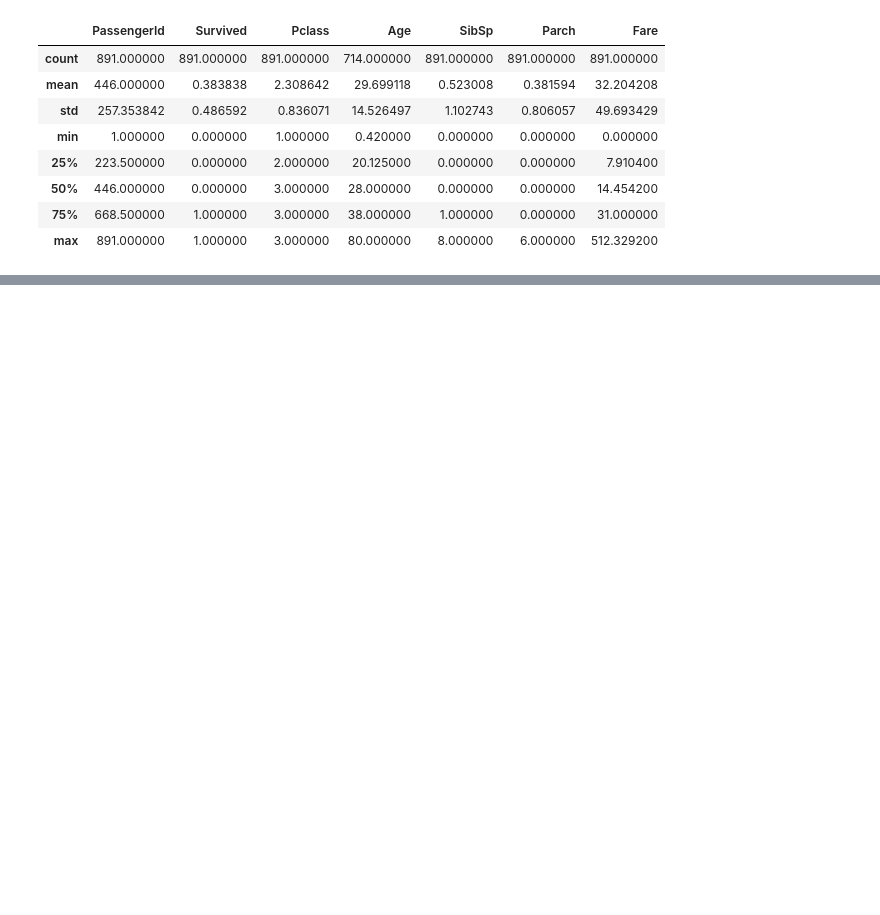
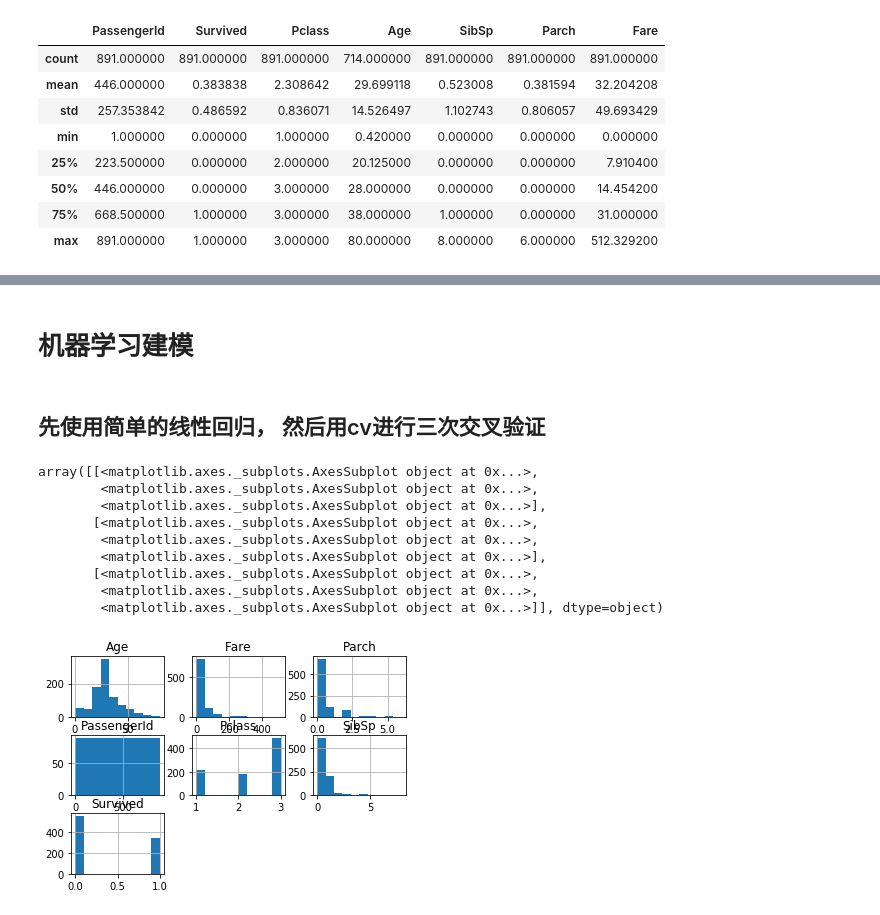
Before and after one commit to naginoa/Data-mining, a Jupyter notebook: 泰坦尼克生存预测案例/Titanic.ipynb, the cells around one changed output, grey strips where cells are left out. Cells and saved outputs as stored; diff of their text form; code cells hidden in the pictures; blank space fills up the shorter version.

```diff
--- a/泰坦尼克生存预测案例/Titanic.ipynb
+++ b/泰坦尼克生存预测案例/Titanic.ipynb
@@ -25,0 +28,3 @@ df.describe()
+# %%
+df['Age'] = df['Age'].fillna(df['Age'].median())
+df.describe()
@@ -25,0 +43,5 @@ df.describe()
+# %%
+print(df['Sex'].unique())
+
+df.loc[df['Sex'] == 'male', 'Sex'] = 0
+df.loc[df['Sex'] == 'female', 'Sex'] = 1
@@ -25,0 +58,6 @@ df.describe()
+# %%
+df['Embarked'] = df['Embarked'].fillna('S')
+# %%
+df.loc[df['Embarked']=='S', 'Embarked'] = 0
+df.loc[df['Embarked']=='C', 'Embarked'] = 1
+df.loc[df['Embarked']=='Q', 'Embarked'] = 2
@@ -25,0 +73,4 @@ df.describe()
+# %% [markdown]
+# 机器学习建模
+# %% [markdown]
+## 先使用简单的线性回归， 然后用cv进行三次交叉验证
@@ -25,0 +95,16 @@ df.describe()
+# %%
+%matplotlib inline
+
+import matplotlib.pyplot as plt
+df.hist()
+# %% [output]
+array([[<matplotlib.axes._subplots.AxesSubplot object at 0x...>,
+        <matplotlib.axes._subplots.AxesSubplot object at 0x...>,
+        <matplotlib.axes._subplots.AxesSubplot object at 0x...>],
+       [<matplotlib.axes._subplots.AxesSubplot object at 0x...>,
+        <matplotlib.axes._subplots.AxesSubplot object at 0x...>,
+        <matplotlib.axes._subplots.AxesSubplot object at 0x...>],
+       [<matplotlib.axes._subplots.AxesSubplot object at 0x...>,
+        <matplotlib.axes._subplots.AxesSubplot object at 0x...>,
+        <matplotlib.axes._subplots.AxesSubplot object at 0x...>]], dtype=object)
+[figure, added]
```
Also changed, not shown: parts of 8 cells of this notebook.
